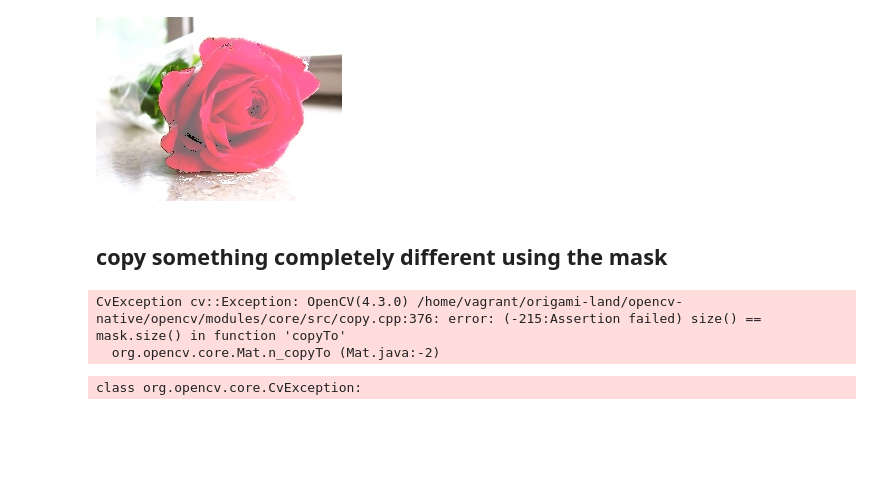
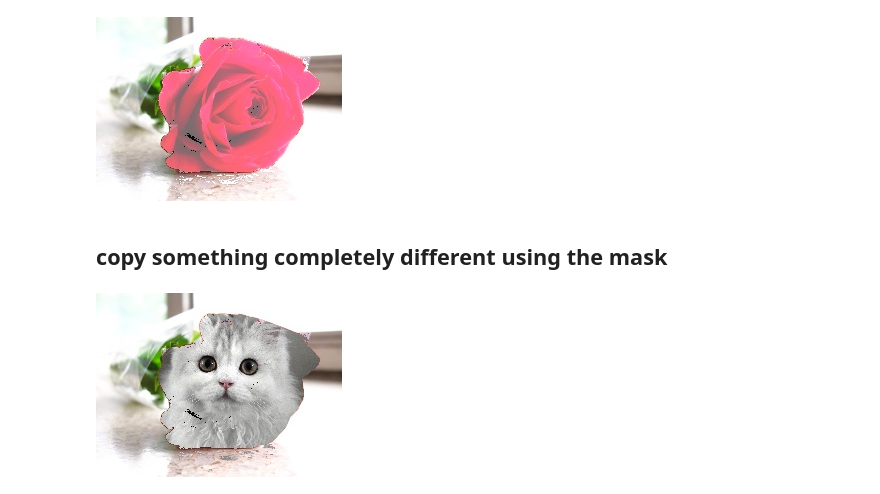
Before and after one commit to hellonico/origami-fun, a Jupyter notebook: jupyter/masteringmasking.ipynb, the cells around one changed output. Drawn from its saved outputs; the diff is of its cells as text; code cells hidden in the pictures; blank space fills up the shorter version.

```diff
--- a/jupyter/masteringmasking.ipynb
+++ b/jupyter/masteringmasking.ipynb
@@ -74,16 +74,11 @@ nil
 # %%
 (def cl2
   (imread "resources/chapter02/emilie1.jpg"))
 (def cl3
   (clone rose))
 
-(resize! cl2 (new-size (cols mask) (rows mask)))
-(u/>>> cl2)
-
+(resize cl2 cl2 (new-size (cols mask) (rows mask)))
 (copy-to cl2 cl3 mask)
-
 (u/>>> cl3)
 # %% [output]
-CvException cv::Exception: OpenCV(4.3.0) /home/vagrant/origami-land/opencv-native/opencv/modules/core/src/copy.cpp:376: error: (-215:Assertion failed) size() == mask.size() in function 'copyTo'
-  org.opencv.core.Mat.n_copyTo (Mat.java:-2)
-class org.opencv.core.CvException:
+[figure, added]
```
Also changed, not shown: 17 other files.
